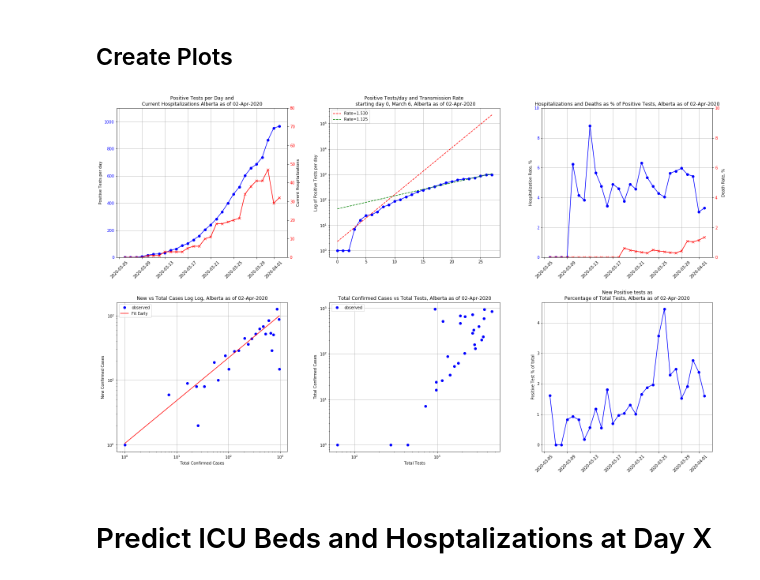
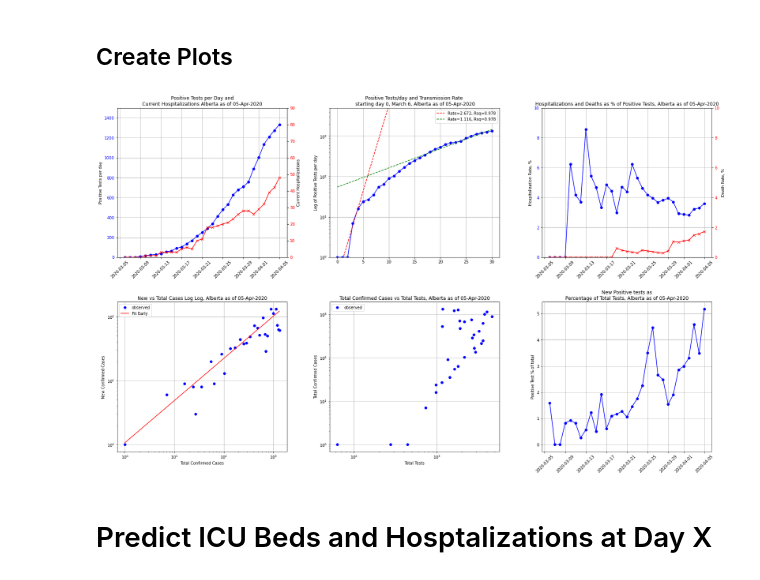
Before and after one commit to lchutny/covid19Alberta, a Jupyter notebook: covid19data.ipynb, the cells around one changed output. Drawn from its saved outputs; the diff is of its cells as text; code cells hidden in the pictures.

```diff
--- a/covid19data.ipynb
+++ b/covid19data.ipynb
@@ -35,11 +59,11 @@ df['percentTestsperPop'] = (df.CumPeopleTested)/totalpop*100
 # %%
 df['percTestperDayperPop'] = df.TotalTests/totalpop*100
 # %%
-df['percHospPerPositiveTest'] = df.Total_Hospitalized/df.TotalPositive*100
+df['percHospPerPositiveTest'] = df.Current_Total_Hospitalized/df.TotalPositive*100
 # %%
-df['percICUPerPostitiveTest'] = df.Total_ICU/df.TotalPositive*100
+df['percICUPerPostitiveTest'] = df.Current_Total_ICU/df.TotalPositive*100
 # %%
-df['percICUPerHospitalized'] = df.Total_ICU/df.Total_Hospitalized*100
+df['percICUPerHospitalized'] = df.Current_Total_ICU/df.Current_Total_Hospitalized*100
 # %%
 # CFR = Case Fatality Rate
 df['perc_CFR'] = df.Cumulative_Deaths/df.TotalPositive*100
@@ -91,10 +101,18 @@ array([0.66246793, 0.02080195])
 # %%
 def transmission_rate(x,a,b):
     return 10**(a*x+b)
+
+def calc_rsq(f,x,y,popt):
+    ss_res = np.dot((y-f(x,*popt)),(y-f(x,*popt)))
+    ymean = np.mean(y)
+    ss_tot = np.dot((y-ymean),(y-ymean))
+    return 1-(ss_res/ss_tot)
+
 # Early
-earlyy = df.TotalPositive[df.date<'2020-03-13']
-earlyx = df.index[df.date<'2020-03-13']
+earlyy = df.TotalPositive[(df.date<'2020-03-11') & (df.date>'2020-03-07')]
+earlyx = df.index[(df.date<'2020-03-11') & (df.date>'2020-03-07')]
 ropt,rcov = curve_fit(transmission_rate,earlyx,earlyy)
+earlyrsq = calc_rsq(transmission_rate,earlyx,earlyy,ropt)
 # %%
 # Late
 latey = df.TotalPositive[df.date>'2020-03-13']
@@ -123,7 +142,7 @@ def two_scales(ax1,xdata,data1,data2,c1,f1,l1,c2,f2,l2,y1text,y2text):
 
 fig, ((ax1,ax2,ax3),(ax4,ax5,ax6))= plt.subplots(2,3,figsize=(27,16))
 
-ax1, ax1a = two_scales(ax1,df.date,df.TotalPositive,df.Total_Hospitalized,
+ax1, ax1a = two_scales(ax1,df.date,df.TotalPositive,df.Current_Total_Hospitalized,
                        'blue','o','-','red','x','-',
                        'Positive Tests per day','Current Hospitalizations')
 ax1.set_title(f"Positive Tests per Day and\nCurrent Hospitalizations Alberta as of {datadate}")
@@ -136,18 +155,19 @@ def color_y_axis(ax, color):
 
 color_y_axis(ax1, 'b')
 color_y_axis(ax1a, 'r')
-ax1a.set_ylim([0,80])
-ax1.set_ylim([0,1100])
+ax1a.set_ylim([0,90])
+ax1.set_ylim([0,1500])
 ax1.tick_params(axis='x',rotation=45)
 
 ax2.plot(df.index,df.TotalPositive,'-ob')
 ax2.set_yscale("log")
 ax2.set_title(f"Positive Tests/day and Transmission Rate \n starting day 0, March 6, Alberta as of {datadate}")
 ax2.grid(True)
-ax2.plot(df.index,transmission_rate(df.index,*ropt),'r--',label=f"Rate={10**(ropt[0]):.3f}")
-ax2.plot(df.index,transmission_rate(df.index,*ropt2),'g--',label=f"Rate={10**(ropt2[0]):.3f}")
+ax2.plot(df.index,transmission_rate(df.index,*ropt),'r--',label=f"Rate={10**(ropt[0]):.3f}, Rsq={earlyrsq:.3f}")
+ax2.plot(df.index,transmission_rate(df.index,*ropt2),'g--',label=f"Rate={10**(ropt2[0]):.3f}, Rsq={latersq:.3f}")
 ax2.set_ylabel("Log of Positive Tests per day")
 ax2.legend()
+ax2.set_ylim([1,5000])
 
 ax3, ax3a = two_scales(ax3,df.date,df.percHospPerPositiveTest,df.perc_CFR,
                        'blue','o','-','red','x','-',
@@ -164,34 +184,34 @@ ax3.tick_params(axis='x',rotation=45)
 
 ax4.plot(df.TotalPositive,df.NewPositive,'ob',label='observed')
 ax4.set_title(f"New vs Total Cases Log Log, Alberta as of {datadate}")
 ax4.set_ylabel("New Confirmed Cases")
 ax4.set_xlabel("Total Confirmed Cases")
 ax4.grid(True)
 ax4.set_yscale("log")
 ax4.set_xscale("log")
 ax4.plot(df.TotalPositive,llfunc(df.TotalPositive,*p2opt),'r-',label='Fit Early')
 ax4.legend()
 
 ax5.plot(df.TotalTests,df.TotalPositive,'ob',label='observed')
 ax5.set_title(f"Total Confirmed Cases vs Total Tests, Alberta as of {datadate}")
 ax5.set_ylabel("Total Confirmed Cases")
 ax5.set_xlabel("Total Tests")
 ax5.grid(True)
 ax5.set_yscale("log")
 ax5.set_xscale("log")
 #ax5.plot(df.TotalPositive,llfunc(df.TotalPositive,*p2opt),'r-',label='Fit Early')
 ax5.legend()
 
 ax6.plot(df.date,(df.NewPositive/df.TotalTests*100),'-ob')
 ax6.set_title(f"New Positive tests as\nPercentage of Total Tests, Alberta as of {datadate}")
 ax6.set_ylabel("Positive Test % of total")
 ax6.grid(True)
 ax6.tick_params(axis='x',rotation=45)
 
 plt.subplots_adjust(wspace=0.25,hspace=0.3)
 plt.show()
 # %% [output]
-[figure, old version]
+[figure, new version]
 # %% [markdown]
 # Predict ICU Beds and Hosptalizations at Day X
 # %%
```
Also changed, not shown: parts of 11 cells of this notebook.
